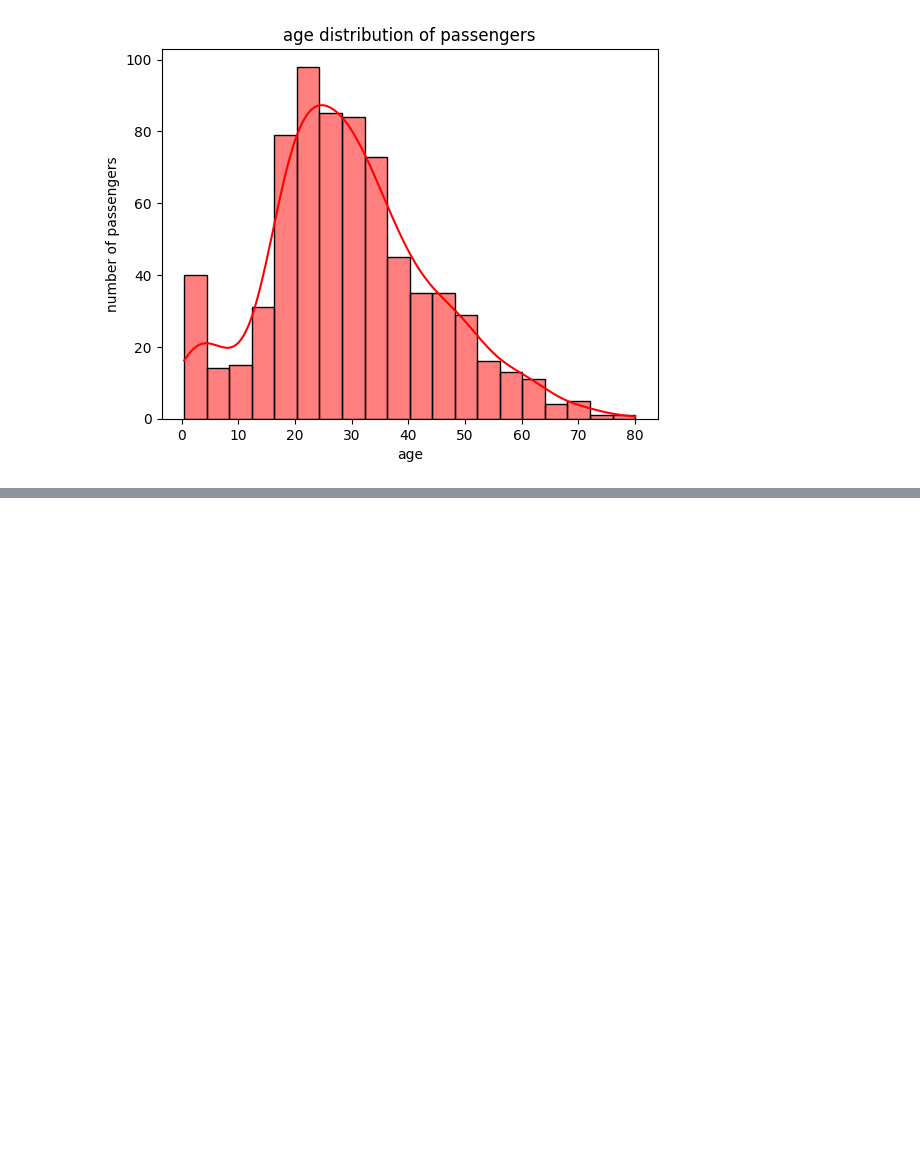
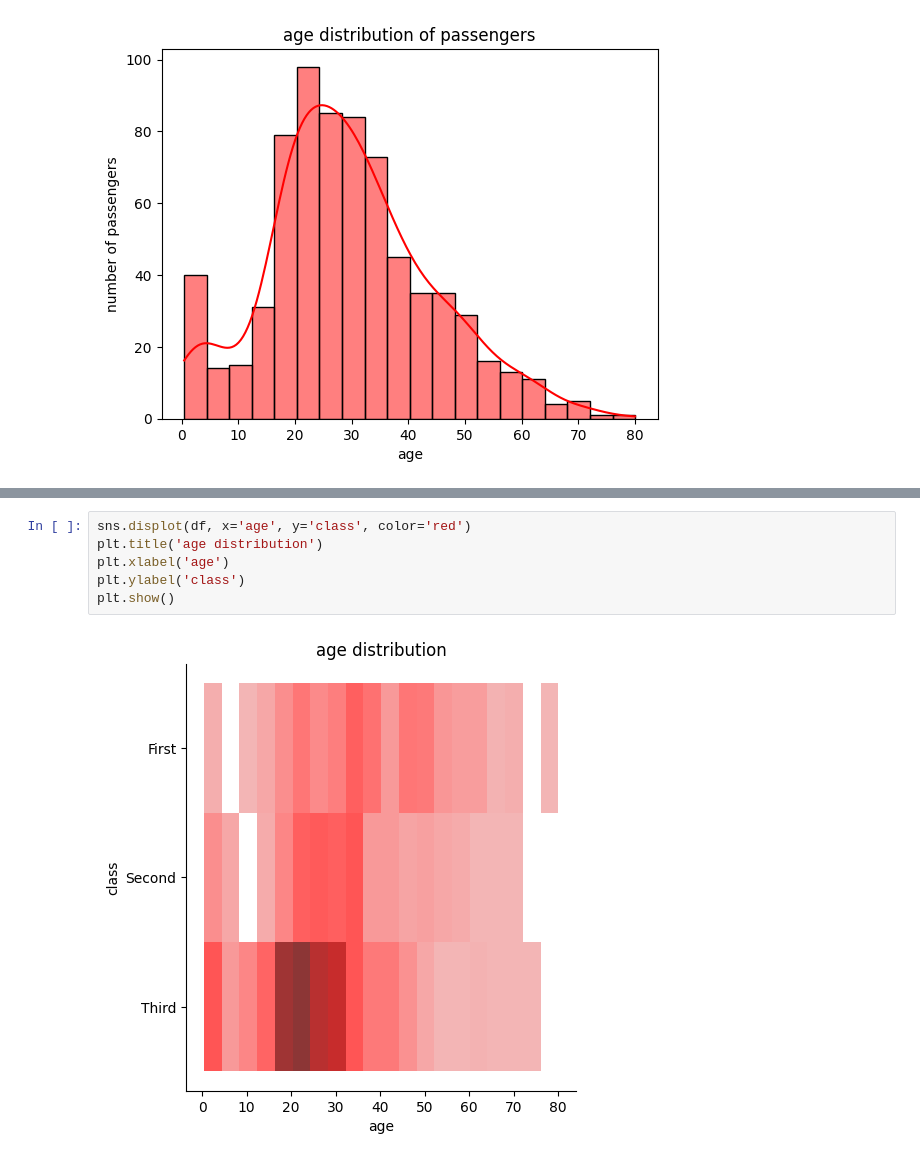
Before and after one commit to MimanshaKaur/DataScience, a Jupyter notebook: visualization/graphs1.ipynb, the cells around one changed output, grey strips where cells are left out. Saved outputs shown, nothing was run; the diff lists cells and outputs as text; blank space fills up the shorter version.

```diff
--- a/visualization/graphs1.ipynb
+++ b/visualization/graphs1.ipynb
@@ -46,0 +67,8 @@ plt.show()
+# %%
+sns.displot(df, x='age', y='class', color='red')
+plt.title('age distribution')
+plt.xlabel('age')
+plt.ylabel('class')
+plt.show()
+# %% [output]
+[figure, added]
```
Also changed, not shown: parts of 6 cells of this notebook.
